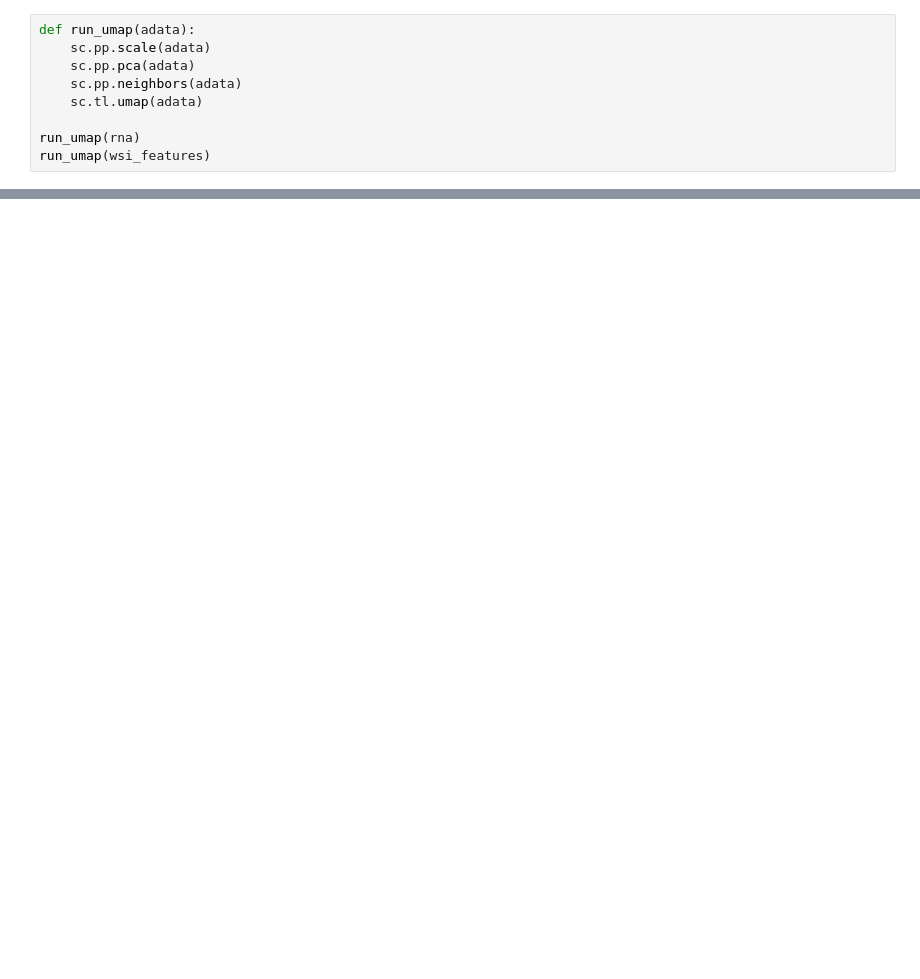
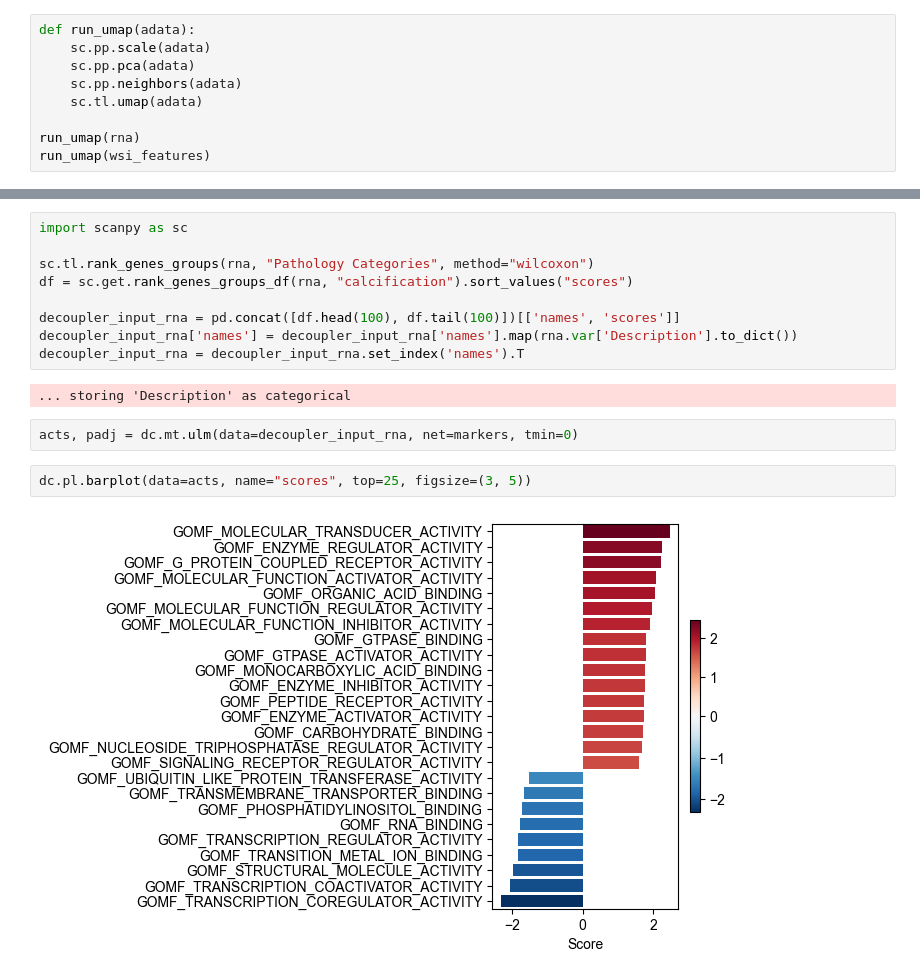
Before and after one commit to rendeirolab/lazyslide-tutorials, a Jupyter notebook: tutorials/genomics_integration.ipynb, the cells around one changed output, grey strips where cells are left out. Drawn from its saved outputs; the diff is of its cells as text; blank space fills up the shorter version.

```diff
--- a/tutorials/genomics_integration.ipynb
+++ b/tutorials/genomics_integration.ipynb
@@ -220,0 +177,17 @@ h.render()
+# %%
+import scanpy as sc
+
+sc.tl.rank_genes_groups(rna, "Pathology Categories", method="wilcoxon")
+df = sc.get.rank_genes_groups_df(rna, "calcification").sort_values("scores")
+
+decoupler_input_rna = pd.concat([df.head(100), df.tail(100)])[['names', 'scores']]
+decoupler_input_rna['names'] = decoupler_input_rna['names'].map(rna.var['Description'].to_dict())
+decoupler_input_rna = decoupler_input_rna.set_index('names').T
+# %% [output]
+... storing 'Description' as categorical
+# %%
+acts, padj = dc.mt.ulm(data=decoupler_input_rna, net=markers, tmin=0)
+# %%
+dc.pl.barplot(data=acts, name="scores", top=25, figsize=(3, 5))
+# %% [output]
+[figure, added]
```
Also changed, not shown: parts of 39 cells of this notebook, 8 other files.
